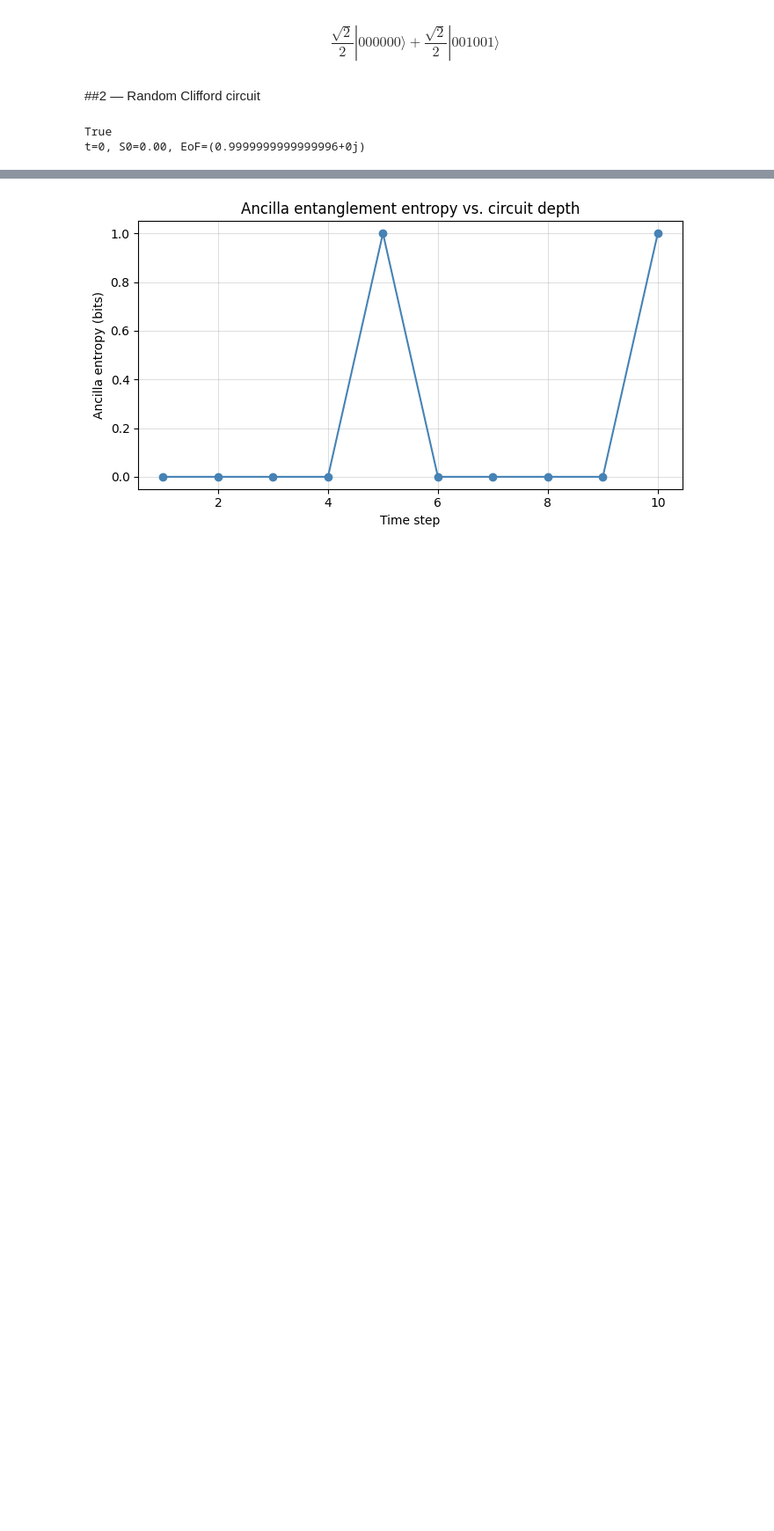
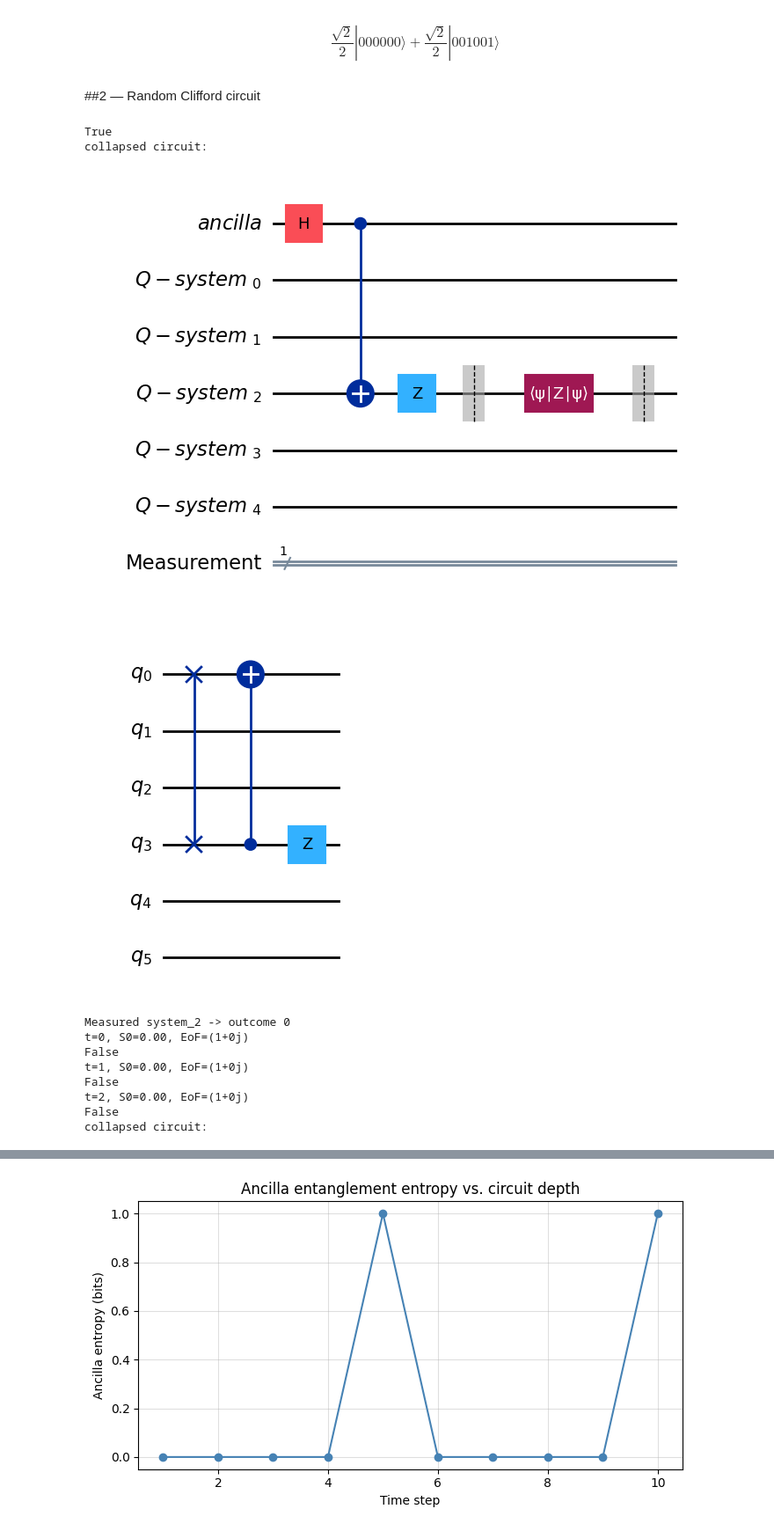
Before and after one commit to AKookani/BrickwallCliffordCircuit, a Jupyter notebook: Meeting_24_6_2026.ipynb, the cells around one changed output, grey strips where cells are left out. Shown at 88% size. Drawn from its saved outputs; the diff is of its cells as text; code cells hidden in the pictures; blank space fills up the shorter version.

```diff
--- a/Meeting_24_6_2026.ipynb
+++ b/Meeting_24_6_2026.ipynb
@@ -236,7 +236,7 @@ from qiskit.quantum_info import partial_trace, entropy, Statevector, purity
 
 
 p_measure=0.4
-T=1 #circuit depth
+T=5 #circuit depth
 
 outcome = []
 entropy_history = []  # <-- collect entropy each step
@@ -290,32 +290,42 @@ for t in range(T):
 
     # Measuremnt part
     random = rng.random()
     if random < p_measure:
         q = rng.integers(size)
 
         # Circuite representation
         qc.append(meas_gate, [q])
         qc.barrier([q])
         qc_base = qc_base.compose(qc, qubits=System)
         qc.clear()
 
         # Clifford representation
-        outcom, state = state.measure([q]) #stabilizer method
+        outcom, state = state.measure([q + 1]) #stabilizer method
         outcome.append(outcom)
 
         print("collapsed circuit:") # Temporary code
         display(qc_base.draw('mpl')) # Temporary code
         display(state.clifford.to_circuit().draw('mpl')) # Temporary code (will I see measurement in the image?)
         print(f"Measured system_{q} -> outcome {outcom}")
 
     rho_ancilla = partial_trace(Statevector(state.clifford.to_circuit()), [1, size])
     S = entropy(rho_ancilla)
     entropy_history.append(S)  # <-- save it
     print(f"t={t}, S0={S:.2f}, EoF={purity(rho_ancilla)}")
 
 
 
 #display(qc_evolved.draw('mpl'))
 # %% [output]
 True
-t=0, S0=0.00, EoF=(0.9999999999999996+0j)
+collapsed circuit:
+[figure, added]
+[figure, added]
+Measured system_2 -> outcome 0
+t=0, S0=0.00, EoF=(1+0j)
+False
+t=1, S0=0.00, EoF=(1+0j)
+False
+t=2, S0=0.00, EoF=(1+0j)
+False
+collapsed circuit:
```
Also changed, not shown: parts of 1 cell of this notebook.
